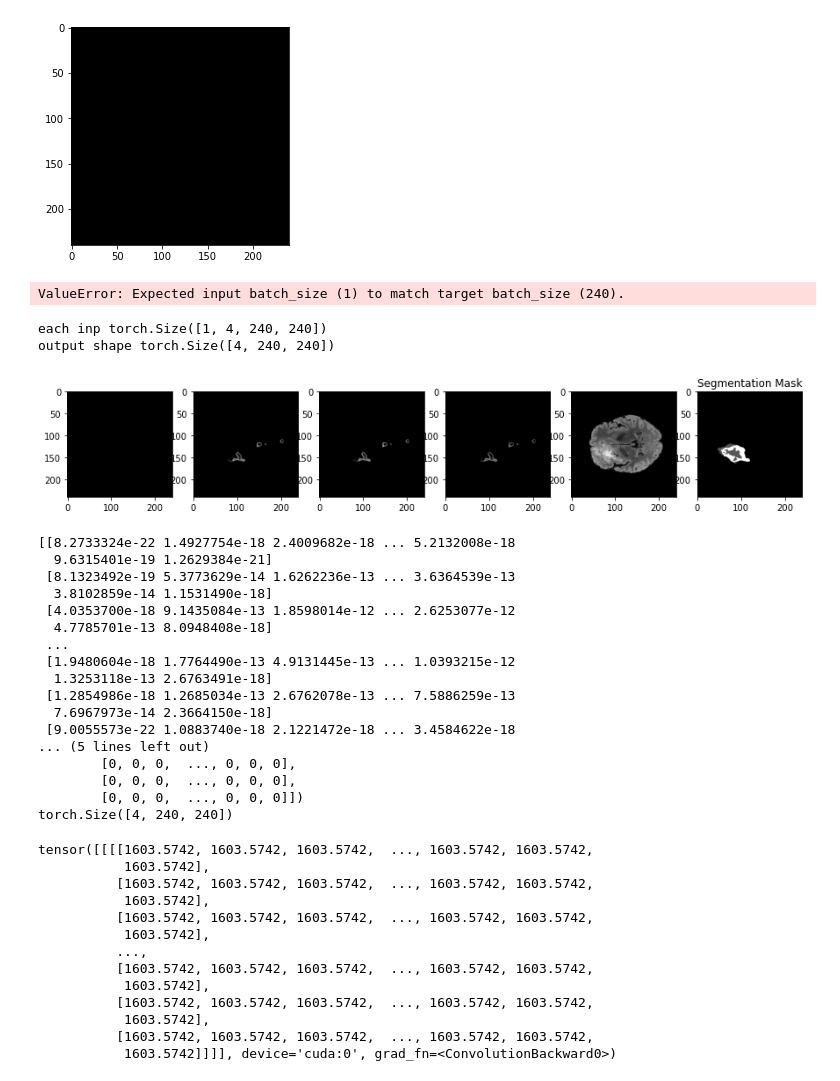
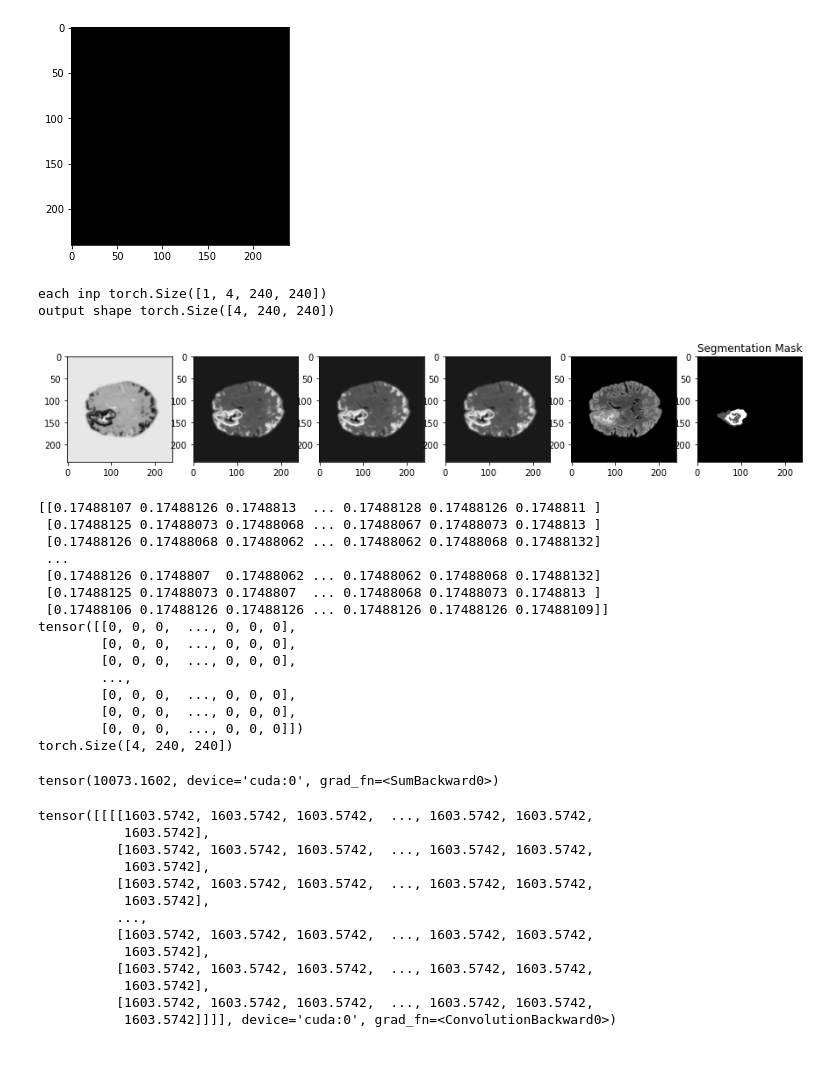
Before and after one commit to AlisherMyrgyyassov/Notebooks-Practice, a Jupyter notebook: U-Net.ipynb, the cells around one changed output. Cells and saved outputs as stored; diff of their text form; code cells hidden in the pictures.

```diff
--- a/U-Net.ipynb
+++ b/U-Net.ipynb
@@ -480,8 +480,8 @@ class DiceLoss(nn.Module):
         # Calculate Dice coefficient for each channel
         dice_coeffs = []
         for i in range(input.size(1)):
-            input_flat = input[:, i].view(-1)
-            target_flat = (target == i).float().view(-1)
+            input_flat = input[:, i].reshape(-1)
+            target_flat = (target == i).float().reshape(-1)
             intersection = (input_flat * target_flat).sum()
             union = input_flat.sum() + target_flat.sum()
             dice_coef = (2*intersection + self.smooth) / (union + self.smooth)
@@ -493,7 +493,7 @@ class DiceLoss(nn.Module):
         return dice_loss
 # %%
 # Define hyperparameters
-learning_rate = 0.1
+learning_rate = 0.005
 num_epochs = 1
 
 # Define dataloaders
@@ -506,6 +506,9 @@ optimizer = optim.Adam(model.parameters(), lr=learning_rate, weight_decay=0.0001
 
 dice_loss = DiceLoss()
 
+
+grad_scaler = torch.cuda.amp.GradScaler(enabled=False)
+
 # Load checkpoint ==============================
 checkpoint = torch.load('checkpoint.pth')
 
@@ -515,6 +518,8 @@ model.load_state_dict(checkpoint['model_state_dict'])
 #optimizer.load_state_dict(checkpoint['optimizer_state_dict'])
 #loss = checkpoint['loss']
 # ==============================================
+
+softmax = nn.Softmax(dim = 1)
 
 model.train()
 
@@ -541,22 +546,31 @@ for epoch in range(num_epochs):
             # Forward pass
             outputs = model(mini_img) # [31, 4, 240, 240] 4 indeces
 
-            """plt.imshow(mini_lbl.float()[5].cpu(), cmap='gray')
-            plt.show()"""
+            #outputs = softmax (outputs) #trying this maybe
+            fig, axs = plt.subplots(nrows=5, ncols=1, figsize=(6,12))
+
+            axs[0].imshow(mini_lbl.float()[5].cpu(), cmap='gray')
+            axs[1].imshow(mini_img.float()[5][0].cpu(), cmap='gray')
+            plt.show()
             #print(outputs.shape, mini_lbl.shape)
 
             loss = criterion(outputs, mini_lbl)
-
+            loss += dice_loss(outputs, mini_lbl)
 
             #print(outputs.shape, mini_lbl.shape)
 
             # Backward and optimize
-            optimizer.zero_grad()
+            """optimizer.zero_grad()
             loss.backward()
-            optimizer.step()
+            optimizer.step()"""
+            optimizer.zero_grad(set_to_none=True)
+            grad_scaler.scale(loss).backward()
+            torch.nn.utils.clip_grad_norm_(model.parameters(), 1.0)
+            grad_scaler.step(optimizer)
+            grad_scaler.update()
 
             running_loss += loss.item()
-            print(loss.item())
+            #print(loss.item())
             #print(outputs.sum()) #WHY THEY ARE ALL THE SAME
 
             #Why gradient norms are the same and all equal 0.000????
@@ -630,62 +661,66 @@ plt.imshow(mini_lbl.float()[5].cpu(), cmap='gray')
 plt.show()
 # %% [output]
 [figure]
-# %%
-criterion (mini_lbl.float()[5].unsqueeze(dim = 0), mini_lbl.float()[5])
-# %% [output]
-ValueError: Expected input batch_size (1) to match target batch_size (240).
 # %%
 patient_idx = 0 # Test on random
 scan, mask = dataset[patient_idx]
 scan = scan.permute(3,0,1,2).cuda()
 mask = mask.permute(2,0,1)
 
 model.eval()
 
-layer = 70
+layer = 80
 
 print ("each inp", scan[layer].unsqueeze(dim=0).shape)
 out = model(scan[layer].unsqueeze(dim=0))
 
 out.cpu()
 out = out[0, :, :, :]
 print("output shape", out.shape)
+
+
+############################
+l1 = nn.Softmax(dim = 0)
+out = l1(out)
+############################
 
 fig, axs = plt.subplots(1, 6, figsize=(15, 5))
 
 axs[0].imshow(out[0][:, :].cpu().detach().numpy(), cmap='gray')
 axs[1].imshow(out[1][:, :].cpu().detach().numpy(), cmap='gray')
 axs[2].imshow(out[2][:, :].cpu().detach().numpy(), cmap='gray')
 axs[3].imshow(out[3][:, :].cpu().detach().numpy(), cmap='gray')
 
 axs[4].imshow(scan[layer][3].cpu().detach().numpy(), cmap='gray') # second is modality
 axs[5].imshow(mask[layer, :, :], cmap='gray')
 axs[5].set_title('Segmentation Mask')
 plt.show()
 print (out[3][:, :].cpu().detach().numpy())
 print (mask[layer, :, :])
 print(out.shape)
 # %% [output]
 each inp torch.Size([1, 4, 240, 240])
 output shape torch.Size([4, 240, 240])
-[figure, old version]
+[figure, new version]
-[[8.2733324e-22 1.4927754e-18 2.4009682e-18 ... 5.2132008e-18
-  9.6315401e-19 1.2629384e-21]
- [8.1323492e-19 5.3773629e-14 1.6262236e-13 ... 3.6364539e-13
-  3.8102859e-14 1.1531490e-18]
- [4.0353700e-18 9.1435084e-13 1.8598014e-12 ... 2.6253077e-12
-  4.7785701e-13 8.0948408e-18]
+[[0.17488107 0.17488126 0.1748813  ... 0.17488128 0.17488126 0.1748811 ]
+ [0.17488125 0.17488073 0.17488068 ... 0.17488067 0.17488073 0.1748813 ]
+ [0.17488126 0.17488068 0.17488062 ... 0.17488062 0.17488068 0.17488132]
  ...
- [1.9480604e-18 1.7764490e-13 4.9131445e-13 ... 1.0393215e-12
-  1.3253118e-13 2.6763491e-18]
- [1.2854986e-18 1.2685034e-13 2.6762078e-13 ... 7.5886259e-13
-  7.6967973e-14 2.3664150e-18]
- [9.0055573e-22 1.0883740e-18 2.1221472e-18 ... 3.4584622e-18
-... (5 lines left out)
+ [0.17488126 0.1748807  0.17488062 ... 0.17488062 0.17488068 0.17488132]
+ [0.17488125 0.17488073 0.1748807  ... 0.17488068 0.17488073 0.1748813 ]
+ [0.17488106 0.17488126 0.17488126 ... 0.17488126 0.17488126 0.17488109]]
+tensor([[0, 0, 0,  ..., 0, 0, 0],
+        [0, 0, 0,  ..., 0, 0, 0],
+        [0, 0, 0,  ..., 0, 0, 0],
+        ...,
         [0, 0, 0,  ..., 0, 0, 0],
         [0, 0, 0,  ..., 0, 0, 0],
         [0, 0, 0,  ..., 0, 0, 0]])
 torch.Size([4, 240, 240])
+# %%
+print (out[2].sum())
+# %% [output]
+tensor(10073.1602, device='cuda:0', grad_fn=<SumBackward0>)
 # %%
 # validation loop
 correct = 0
```
Also changed, not shown: parts of 1 cell of this notebook.
